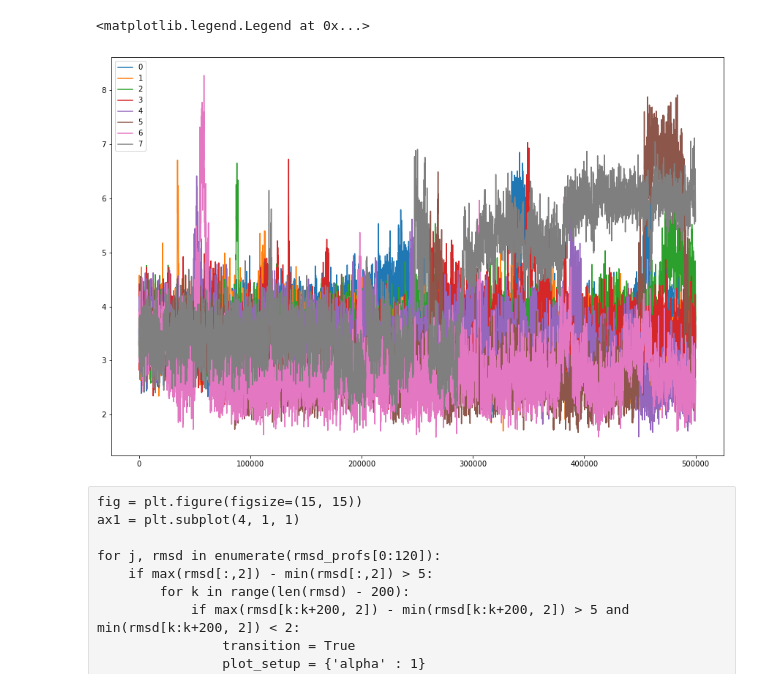
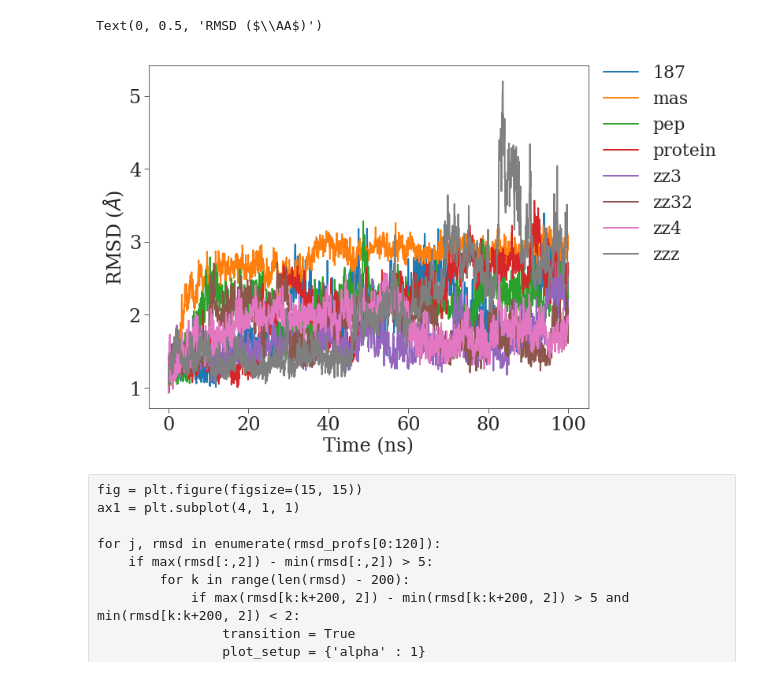
Before and after one commit to hengma1001/biophys_analysis, a Jupyter notebook: traj_analysis/RMSD.ipynb, the cells around one changed output. Cells and saved outputs as stored; diff of their text form; code cells hidden in the pictures.

```diff
--- a/traj_analysis/RMSD.ipynb
+++ b/traj_analysis/RMSD.ipynb
@@ -10,7 +11,3 @@ import matplotlib.pyplot as plt
 import MDAnalysis as mda
 from MDAnalysis.analysis import distances
 from MDAnalysis.analysis.rms import RMSD
-# %%
-pdb_file = '../../md_runs/cpep.gro'
-ref_pdb = '../../md_runs/cpep.gro'
-traj_files = sorted(glob.glob('../../md_runs/rex_0*/output.dcd'))
@@ -17,8 +16,27 @@ traj_files = sorted(glob.glob('../../md_runs/rex_0*/output.dcd'))
+# %%
+ref_pdb = '../../md_runs/run_protein/prot.pdb'
+runs = sorted(glob.glob('../../md_runs/run_*'))
 # %%
 rmsd_profs = []
 ref_traj = mda.Universe(ref_pdb)
-for traj_file in tqdm(traj_files):
+for run in runs:
+    run_label = os.path.basename(run).replace("run_", "")
+
+    if run_label == 'protein':
+        pdb_file = run + '/prot.pdb'
+    else:
+        pdb_file = run + '/comp.pdb'
+    traj_file = run + '/output.dcd'
+
     mda_traj = mda.Universe(pdb_file, traj_file)
-    rmsd_inst = RMSD(mda_traj, ref_traj, select='protein and name CA')
+    protein = mda_traj.select_atoms("protein")
+    if run_label == "pep":
+        n_oxt = np.where(protein.atoms.names == 'OXT')[0]
+        protein = protein.atoms[:n_oxt[0]+1]
+
+    rmsd_inst = RMSD(protein, ref_traj, select='protein and name CA')
     rmsd_inst.run()
-    rmsd_profs.append(rmsd_inst.rmsd)
+    rmsd_profs.append({"name": run_label, "rmsd": rmsd_inst.rmsd})
+# %%
+df = pd.DataFrame(rmsd_profs)
+df
@@ -25,13 +53,14 @@ for traj_file in tqdm(traj_files):
 # %%
-fig, ax = plt.subplots(figsize=(15,10))
-n_traj = 0
+fig, ax = plt.subplots(figsize=(10, 8))
 
-for j, rmsd in enumerate(rmsd_profs):
-    ax.plot(rmsd[:,1], rmsd[:,2], label=j)
-plt.legend()
+for index, row in df.iterrows():
+    ax.plot(row['rmsd'][:,1]/1000, row['rmsd'][:,2], label=row['name'])
+ax.legend(bbox_to_anchor=(1.0, 1.05))
+ax.set_xlabel("Time (ns)")
+ax.set_ylabel(r"RMSD ($\AA$)")
 # %% [output]
-<matplotlib.legend.Legend at 0x...>
+Text(0, 0.5, 'RMSD ($\\AA$)')
-[figure, old version]
+[figure, new version]
 # %%
 np.save('rmsd.npy', rmsd_profs)
 # %%
```
Also changed, not shown: parts of 3 cells of this notebook, 4 other files.
